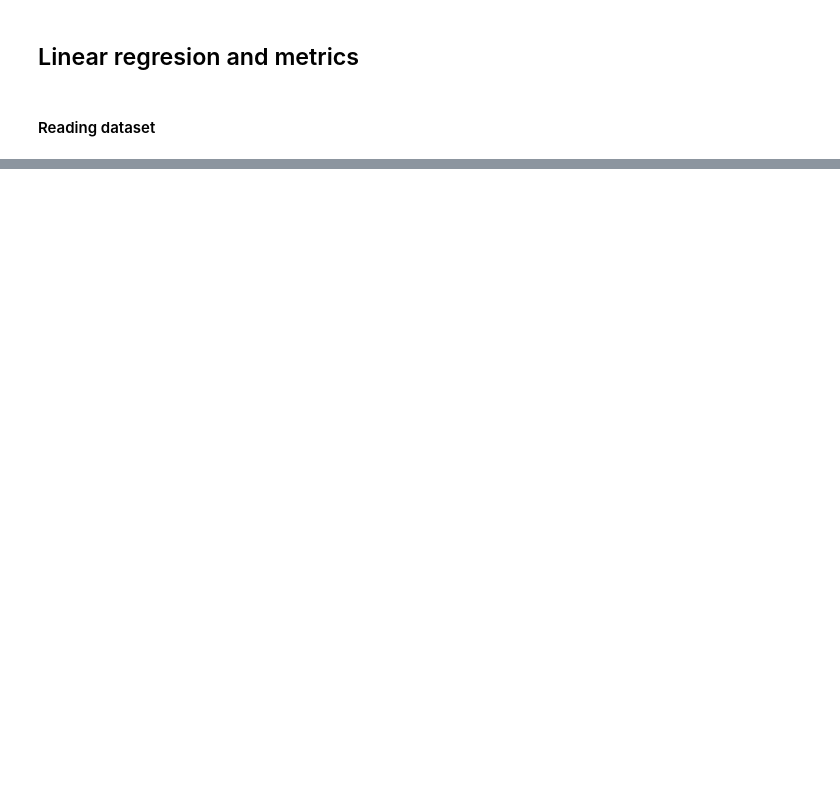
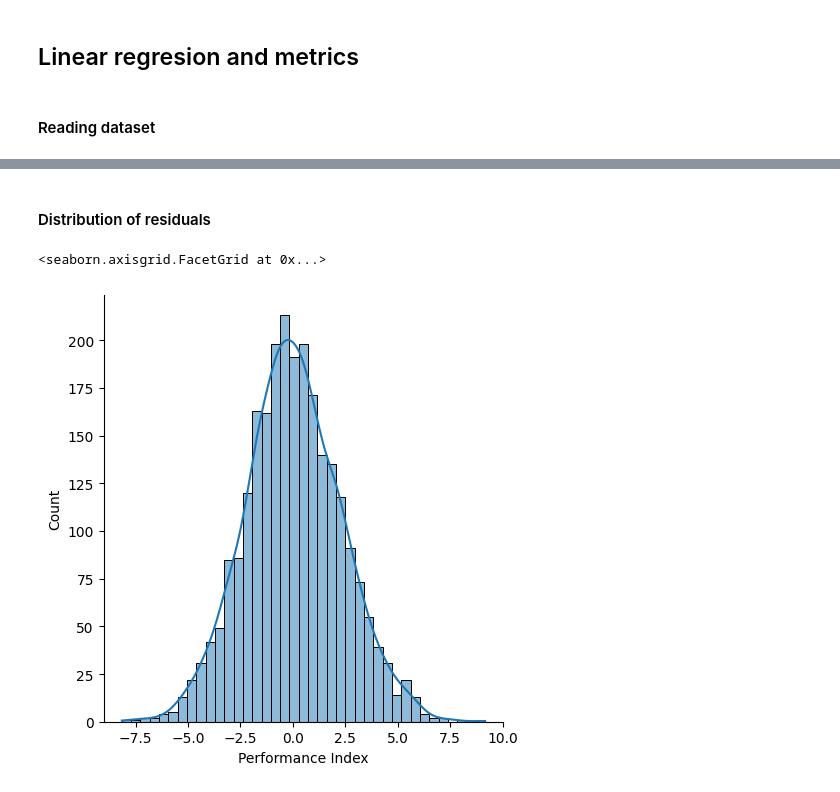
Before and after one commit to deructu/Amazinum-Data-Camp-Homeworks-by-Dmytro-Lutsyk, a Jupyter notebook: lesson_7_Evaluation./lesson_7_evaluation_hometask.ipynb, the cells around one changed output, grey strips where cells are left out. Drawn from its saved outputs; the diff is of its cells as text; code cells hidden in the pictures; blank space fills up the shorter version.

```diff
--- a/lesson_7_Evaluation./lesson_7_evaluation_hometask.ipynb
+++ b/lesson_7_Evaluation./lesson_7_evaluation_hometask.ipynb
@@ -354,0 +402,7 @@ df.head()
+# %% [markdown]
+#### Distribution of residuals
+# %%
+sns.displot(test_residual, kde=True) # Якщо зосереджено біля 0 і форма як дзвоник то це гуд
+# %% [output]
+<seaborn.axisgrid.FacetGrid at 0x...>
+[figure, added]
```
Also changed, not shown: parts of 20 cells of this notebook.
